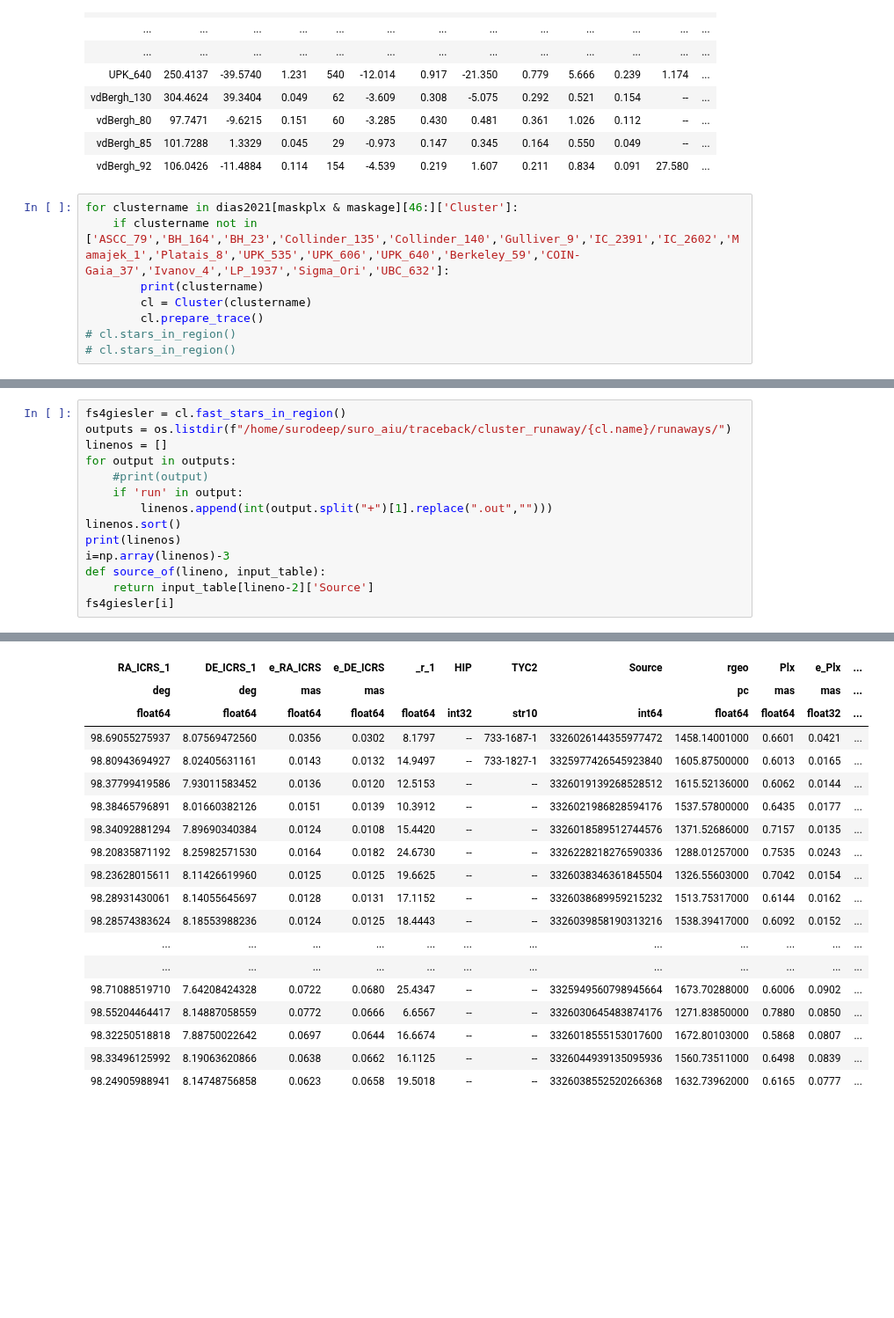
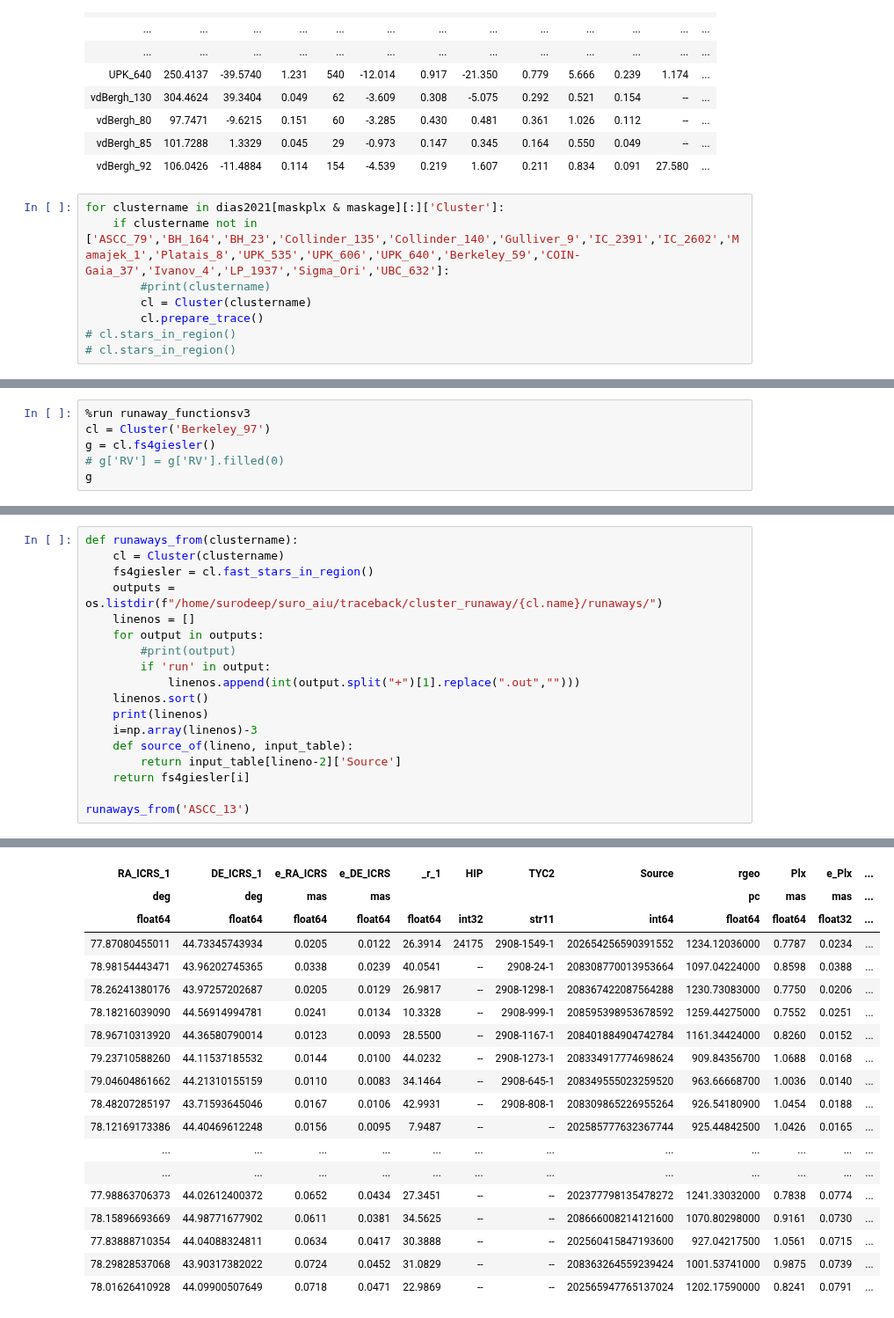
Before and after one commit to surodeep26/Runaway-Stars, a Jupyter notebook: v16.ipynb, the cells around one changed output, grey strips where cells are left out. Shown at 88% size. Saved outputs shown, nothing was run; the diff lists cells and outputs as text; blank space fills up the shorter version.

```diff
--- a/v16.ipynb
+++ b/v16.ipynb
@@ -27,9 +27,9 @@ Table length=399
 | vdBergh_85 | 101.7288 | 1.3329 | 0.045 | 29 | -0.973 | 0.147 | 0.345 | 0.164 | 0.550 | 0.049 | -- | ... |
 | vdBergh_92 | 106.0426 | -11.4884 | 0.114 | 154 | -4.539 | 0.219 | 1.607 | 0.211 | 0.834 | 0.091 | 27.580 | ... |
 # %%
-for clustername in dias2021[maskplx & maskage][46:]['Cluster']:
+for clustername in dias2021[maskplx & maskage][:]['Cluster']:
     if clustername not in ['ASCC_79','BH_164','BH_23','Collinder_135','Collinder_140','Gulliver_9','IC_2391','IC_2602','Mamajek_1','Platais_8','UPK_535','UPK_606','UPK_640','Berkeley_59','COIN-Gaia_37','Ivanov_4','LP_1937','Sigma_Ori','UBC_632']:
-        print(clustername)
+        #print(clustername)
         cl = Cluster(clustername)
         cl.prepare_trace()
 # cl.stars_in_region()
@@ -54,0 +78,6 @@ Searching in Gaia DR3 distances I/352/gedr3dis 28.023 arcmin around (<Longitude
+# %%
+%run runaway_functionsv3
+cl = Cluster('Berkeley_97')
+g = cl.fs4giesler()
+# g['RV'] = g['RV'].filled(0)
+g
@@ -55,15 +105,19 @@ Searching in Gaia DR3 distances I/352/gedr3dis 28.023 arcmin around (<Longitude
 # %%
-fs4giesler = cl.fast_stars_in_region()
-outputs = os.listdir(f"/home/surodeep/suro_aiu/traceback/cluster_runaway/{cl.name}/runaways/")
-linenos = []
-for output in outputs:
-    #print(output)
-    if 'run' in output:
-        linenos.append(int(output.split("+")[1].replace(".out","")))
-linenos.sort()
-print(linenos)
-i=np.array(linenos)-3
-def source_of(lineno, input_table):
-    return input_table[lineno-2]['Source']
-fs4giesler[i]
+def runaways_from(clustername):
+    cl = Cluster(clustername)
+    fs4giesler = cl.fast_stars_in_region()
+    outputs = os.listdir(f"/home/surodeep/suro_aiu/traceback/cluster_runaway/{cl.name}/runaways/")
+    linenos = []
+    for output in outputs:
+        #print(output)
+        if 'run' in output:
+            linenos.append(int(output.split("+")[1].replace(".out","")))
+    linenos.sort()
+    print(linenos)
+    i=np.array(linenos)-3
+    def source_of(lineno, input_table):
+        return input_table[lineno-2]['Source']
+    return fs4giesler[i]
+
+runaways_from('ASCC_13')
 # %% [output]
@@ -72,19 +126,19 @@ Table length=289
 | RA_ICRS_1 | DE_ICRS_1 | e_RA_ICRS | e_DE_ICRS | _r_1 | HIP | TYC2 | Source | rgeo | Plx | e_Plx | ... |
 | deg | deg | mas | mas |  |  |  |  | pc | mas | mas | ... |
-| float64 | float64 | float64 | float64 | float64 | int32 | str10 | int64 | float64 | float64 | float32 | ... |
-| 98.69055275937 | 8.07569472560 | 0.0356 | 0.0302 | 8.1797 | -- | 733-1687-1 | 3326026144355977472 | 1458.14001000 | 0.6601 | 0.0421 | ... |
-| 98.80943694927 | 8.02405631161 | 0.0143 | 0.0132 | 14.9497 | -- | 733-1827-1 | 3325977426545923840 | 1605.87500000 | 0.6013 | 0.0165 | ... |
-| 98.37799419586 | 7.93011583452 | 0.0136 | 0.0120 | 12.5153 | -- | -- | 3326019139268528512 | 1615.52136000 | 0.6062 | 0.0144 | ... |
-| 98.38465796891 | 8.01660382126 | 0.0151 | 0.0139 | 10.3912 | -- | -- | 3326021986828594176 | 1537.57800000 | 0.6435 | 0.0177 | ... |
-| 98.34092881294 | 7.89690340384 | 0.0124 | 0.0108 | 15.4420 | -- | -- | 3326018589512744576 | 1371.52686000 | 0.7157 | 0.0135 | ... |
-| 98.20835871192 | 8.25982571530 | 0.0164 | 0.0182 | 24.6730 | -- | -- | 3326228218276590336 | 1288.01257000 | 0.7535 | 0.0243 | ... |
-| 98.23628015611 | 8.11426619960 | 0.0125 | 0.0125 | 19.6625 | -- | -- | 3326038346361845504 | 1326.55603000 | 0.7042 | 0.0154 | ... |
-| 98.28931430061 | 8.14055645697 | 0.0128 | 0.0131 | 17.1152 | -- | -- | 3326038689959215232 | 1513.75317000 | 0.6144 | 0.0162 | ... |
-| 98.28574383624 | 8.18553988236 | 0.0124 | 0.0125 | 18.4443 | -- | -- | 3326039858190313216 | 1538.39417000 | 0.6092 | 0.0152 | ... |
+| float64 | float64 | float64 | float64 | float64 | int32 | str11 | int64 | float64 | float64 | float32 | ... |
+| 77.87080455011 | 44.73345743934 | 0.0205 | 0.0122 | 26.3914 | 24175 | 2908-1549-1 | 202654256590391552 | 1234.12036000 | 0.7787 | 0.0234 | ... |
+| 78.98154443471 | 43.96202745365 | 0.0338 | 0.0239 | 40.0541 | -- | 2908-24-1 | 208308770013953664 | 1097.04224000 | 0.8598 | 0.0388 | ... |
+| 78.26241380176 | 43.97257202687 | 0.0205 | 0.0129 | 26.9817 | -- | 2908-1298-1 | 208367422087564288 | 1230.73083000 | 0.7750 | 0.0206 | ... |
+| 78.18216039090 | 44.56914994781 | 0.0241 | 0.0134 | 10.3328 | -- | 2908-999-1 | 208595398953678592 | 1259.44275000 | 0.7552 | 0.0251 | ... |
+| 78.96710313920 | 44.36580790014 | 0.0123 | 0.0093 | 28.5500 | -- | 2908-1167-1 | 208401884904742784 | 1161.34424000 | 0.8260 | 0.0152 | ... |
+| 79.23710588260 | 44.11537185532 | 0.0144 | 0.0100 | 44.0232 | -- | 2908-1273-1 | 208334917774698624 | 909.84356700 | 1.0688 | 0.0168 | ... |
+| 79.04604861662 | 44.21310155159 | 0.0110 | 0.0083 | 34.1464 | -- | 2908-645-1 | 208349555023259520 | 963.66668700 | 1.0036 | 0.0140 | ... |
+| 78.48207285197 | 43.71593645046 | 0.0167 | 0.0106 | 42.9931 | -- | 2908-808-1 | 208309865226955264 | 926.54180900 | 1.0454 | 0.0188 | ... |
+| 78.12169173386 | 44.40469612248 | 0.0156 | 0.0095 | 7.9487 | -- | -- | 202585777632367744 | 925.44842500 | 1.0426 | 0.0165 | ... |
 | ... | ... | ... | ... | ... | ... | ... | ... | ... | ... | ... | ... |
 | ... | ... | ... | ... | ... | ... | ... | ... | ... | ... | ... | ... |
-| 98.71088519710 | 7.64208424328 | 0.0722 | 0.0680 | 25.4347 | -- | -- | 3325949560798945664 | 1673.70288000 | 0.6006 | 0.0902 | ... |
-| 98.55204464417 | 8.14887058559 | 0.0772 | 0.0666 | 6.6567 | -- | -- | 3326030645483874176 | 1271.83850000 | 0.7880 | 0.0850 | ... |
-| 98.32250518818 | 7.88750022642 | 0.0697 | 0.0644 | 16.6674 | -- | -- | 3326018555153017600 | 1672.80103000 | 0.5868 | 0.0807 | ... |
-| 98.33496125992 | 8.19063620866 | 0.0638 | 0.0662 | 16.1125 | -- | -- | 3326044939135095936 | 1560.73511000 | 0.6498 | 0.0839 | ... |
-| 98.24905988941 | 8.14748756858 | 0.0623 | 0.0658 | 19.5018 | -- | -- | 3326038552520266368 | 1632.73962000 | 0.6165 | 0.0777 | ... |
+| 77.98863706373 | 44.02612400372 | 0.0652 | 0.0434 | 27.3451 | -- | -- | 202377798135478272 | 1241.33032000 | 0.7838 | 0.0774 | ... |
+| 78.15896693669 | 44.98771677902 | 0.0611 | 0.0381 | 34.5625 | -- | -- | 208666008214121600 | 1070.80298000 | 0.9161 | 0.0730 | ... |
+| 77.83888710354 | 44.04088324811 | 0.0634 | 0.0417 | 30.3888 | -- | -- | 202560415847193600 | 927.04217500 | 1.0561 | 0.0715 | ... |
+| 78.29828537068 | 43.90317382022 | 0.0724 | 0.0452 | 31.0829 | -- | -- | 208363264559239424 | 1001.53741000 | 0.9875 | 0.0739 | ... |
+| 78.01626410928 | 44.09900507649 | 0.0718 | 0.0471 | 22.9869 | -- | -- | 202565947765137024 | 1202.17590000 | 0.8241 | 0.0791 | ... |
```
Also changed, not shown: parts of 5 cells of this notebook, 1 other file.
